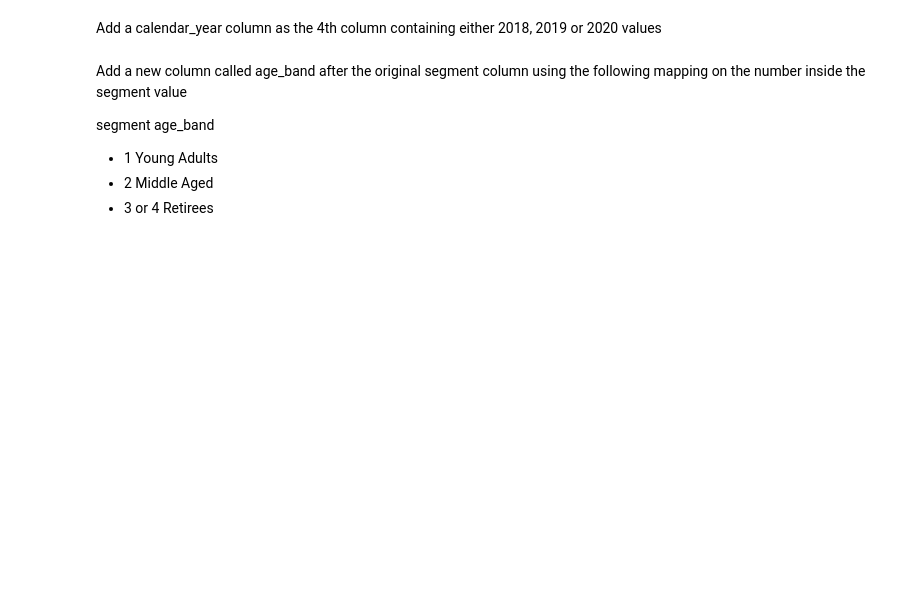
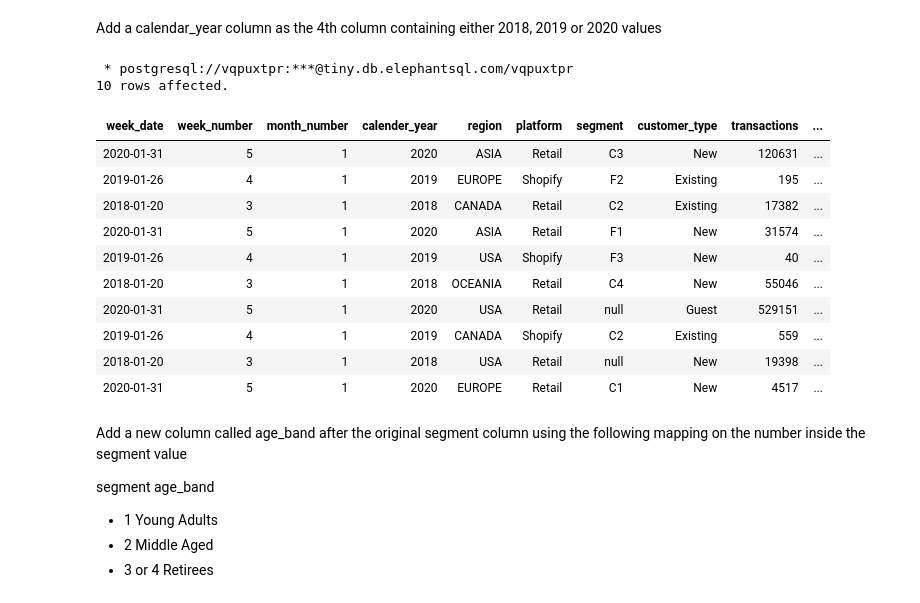
Before and after one commit to ishank296/8weekssqlchallenge, a Jupyter notebook: case_study_05.ipynb, the cells around one changed output. Cells and saved outputs as stored; diff of their text form; code cells hidden in the pictures; blank space fills up the shorter version.

```diff
--- a/case_study_05.ipynb
+++ b/case_study_05.ipynb
@@ -6087,5 +6125,44 @@ Add a month_number with the calendar month for each week_date value as the 3rd c
 # %% [markdown]
 Add a calendar_year column as the 4th column containing either 2018, 2019 or 2020 values
+# %%
+%%sql
+with temp_1 as
+(
+select
+to_date(week_date,'DD/M/YY') week_date,
+region,
+platform,
+segment,
+customer_type,
+transactions::integer,
+sales::integer
+ from weekly_sales
+)
+select week_date,
+extract(WEEK from week_date)::integer week_number,
+extract(MONTH from week_date)::integer month_number,
+extract(YEAR from week_date)::integer calender_year,
+region,
+platform,
+segment,
+customer_type,
+transactions,
+sales
+from temp_1 limit 10
+# %% [output]
+ * postgresql://vqpuxtpr:***@tiny.db.elephantsql.com/vqpuxtpr
+10 rows affected.
+| week_date | week_number | month_number | calender_year | region | platform | segment | customer_type | transactions | ... |
+| 2020-01-31 | 5 | 1 | 2020 | ASIA | Retail | C3 | New | 120631 | ... |
+| 2019-01-26 | 4 | 1 | 2019 | EUROPE | Shopify | F2 | Existing | 195 | ... |
+| 2018-01-20 | 3 | 1 | 2018 | CANADA | Retail | C2 | Existing | 17382 | ... |
+| 2020-01-31 | 5 | 1 | 2020 | ASIA | Retail | F1 | New | 31574 | ... |
+| 2019-01-26 | 4 | 1 | 2019 | USA | Shopify | F3 | New | 40 | ... |
+| 2018-01-20 | 3 | 1 | 2018 | OCEANIA | Retail | C4 | New | 55046 | ... |
+| 2020-01-31 | 5 | 1 | 2020 | USA | Retail | null | Guest | 529151 | ... |
+| 2019-01-26 | 4 | 1 | 2019 | CANADA | Shopify | C2 | Existing | 559 | ... |
+| 2018-01-20 | 3 | 1 | 2018 | USA | Retail | null | New | 19398 | ... |
+| 2020-01-31 | 5 | 1 | 2020 | EUROPE | Retail | C1 | New | 4517 | ... |
 # %% [markdown]
 Add a new column called age_band after the original segment column using the following mapping on the number inside the segment value
 
```
Also changed, not shown: parts of 19 cells of this notebook.
